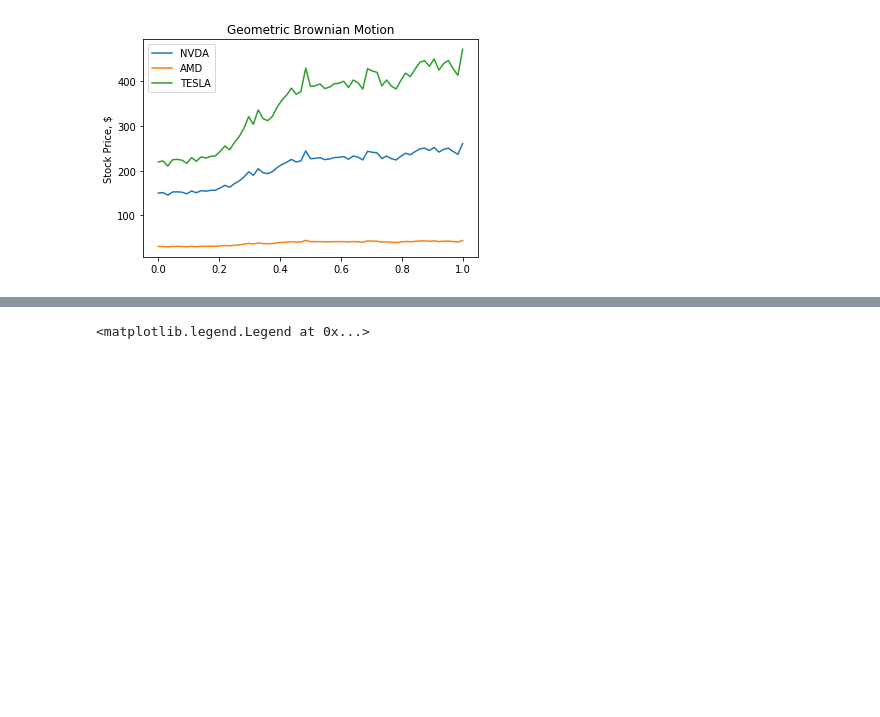
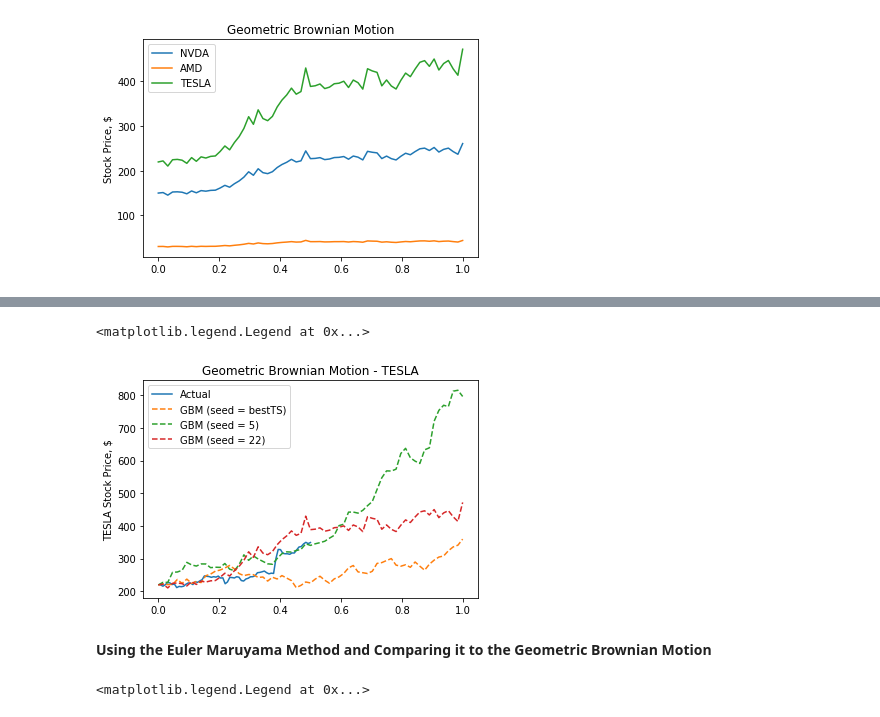
Before and after one commit to veriaci/Quantitative-Finance, a Jupyter notebook: ProbStok_K6.ipynb, the cells around one changed output, grey strips where cells are left out. Drawn from its saved outputs; the diff is of its cells as text; code cells hidden in the pictures; blank space fills up the shorter version.

```diff
--- a/ProbStok_K6.ipynb
+++ b/ProbStok_K6.ipynb
@@ -208,3 +301,34 @@ plt.legend(loc = 'upper left')
+# %%
+T = 1.
+N = 2.**6
+So_TS = adj_close_TS[0]
+
+seed = 5
+W = Brownian(seed, N)[0]
+solna = GBM(So_TS, mu_TS, sig_TS, W, T, N)[0]
+
+seed = 22
+W = Brownian(seed, N)[0]
+solnb = GBM(So_TS, mu_TS, sig_TS, W, T, N)[0]
+
+# adjusting the original time array from days to years
+time = np.linspace(1, len(adj_close_TS), len(adj_close_TS))
+time = [i/132. for i in time]
+
+plt.plot(time, adj_close_TS, label = 'Actual')
+plt.plot(t_NV, soln_TS, label = 'GBM (seed = bestTS)', ls = '--')
+plt.plot(t_NV, solna, label = 'GBM (seed = 5)', ls = '--')
+plt.plot(t_NV, solnb, label = 'GBM (seed = 22)', ls = '--')
+
+plt.ylabel('TESLA Stock Price, $')
+plt.title('Geometric Brownian Motion - TESLA')
+
+plt.legend(loc = 'upper left')
+# %% [output]
+<matplotlib.legend.Legend at 0x...>
+[figure, added]
+# %% [markdown]
+**Using the Euler Maruyama Method and Comparing it to the Geometric Brownian Motion**
 # %%
 # Exact solution - GBM Model
 seed = 5
```
Also changed, not shown: parts of 17 cells of this notebook.
